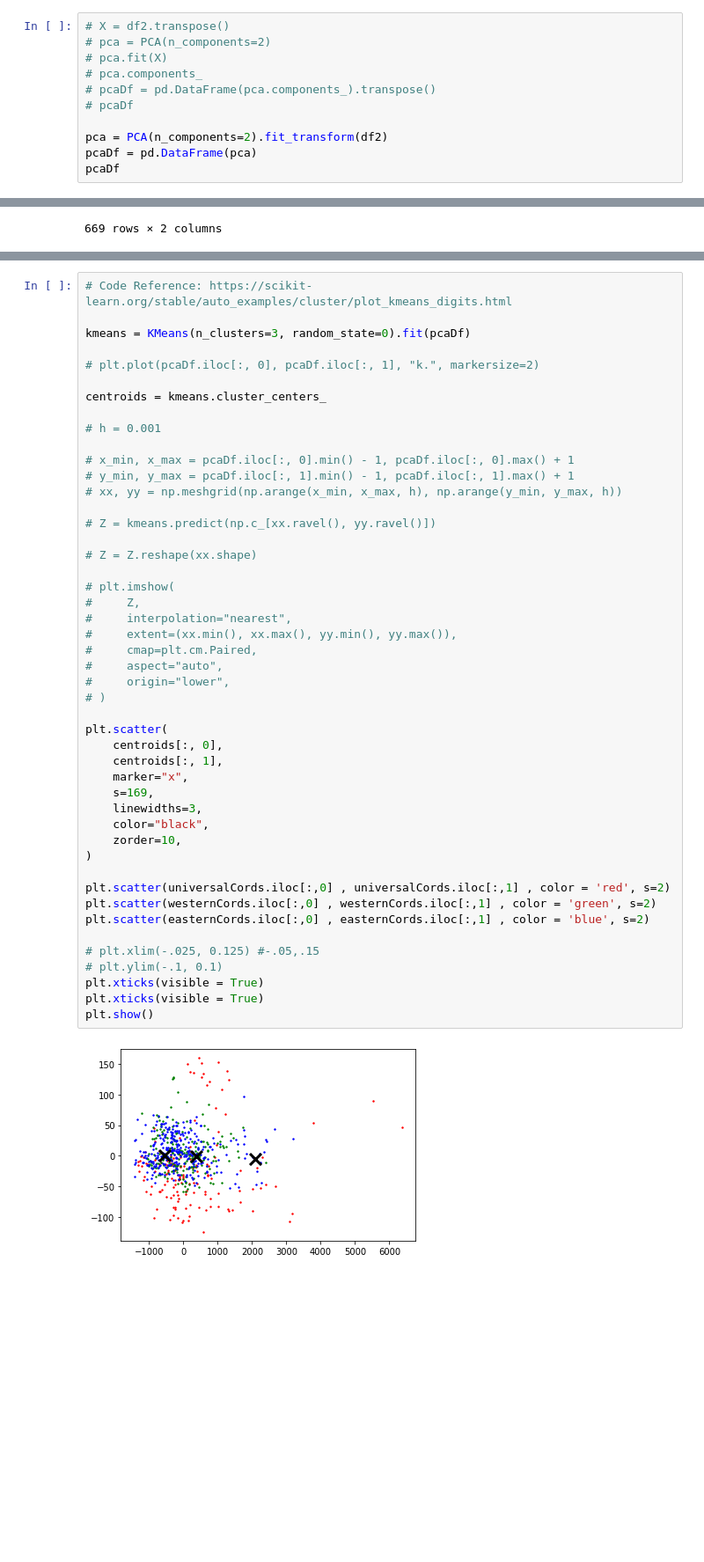
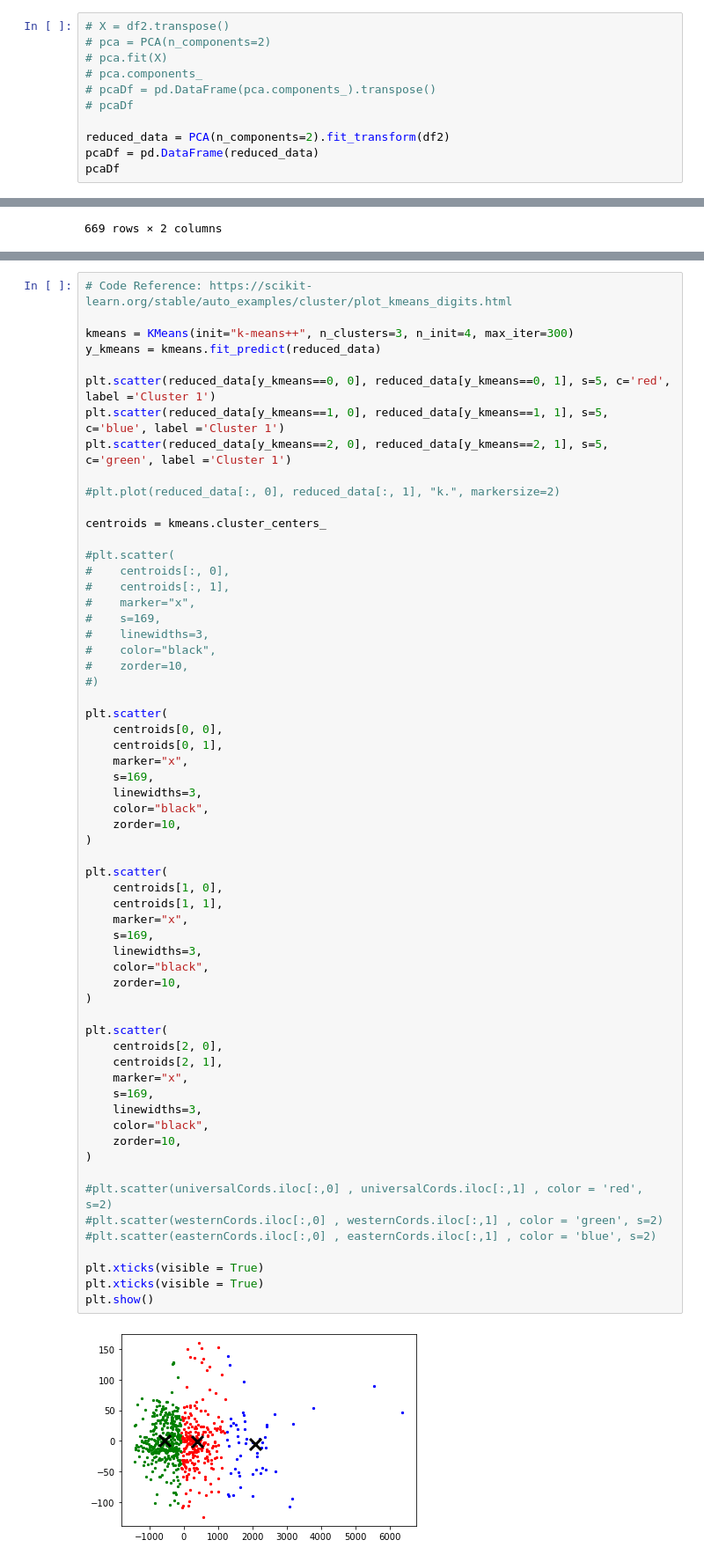
Before and after one commit to EvanLiu0/COGS118B-Project, a Jupyter notebook: Project.ipynb, the cells around one changed output, grey strips where cells are left out. Shown at 88% size. Saved outputs shown, nothing was run; the diff lists cells and outputs as text; blank space fills up the shorter version.

Commit message:
Fixed K-Means

```diff
--- a/Project.ipynb
+++ b/Project.ipynb
@@ -269,8 +285,8 @@ display(pd.DataFrame(y_test))
 # pcaDf = pd.DataFrame(pca.components_).transpose()
 # pcaDf
 
-pca = PCA(n_components=2).fit_transform(df2)
-pcaDf = pd.DataFrame(pca)
+reduced_data = PCA(n_components=2).fit_transform(df2)
+pcaDf = pd.DataFrame(reduced_data)
 pcaDf
 # %% [output]
 |  | 0 | 1 |
@@ -293,49 +309,63 @@ easternCords = pcaDf.iloc[easternIdx]
 # %%
 # Code Reference: https://scikit-learn.org/stable/auto_examples/cluster/plot_kmeans_digits.html
 
-kmeans = KMeans(n_clusters=3, random_state=0).fit(pcaDf)
+kmeans = KMeans(init="k-means++", n_clusters=3, n_init=4, max_iter=300)
+y_kmeans = kmeans.fit_predict(reduced_data)
 
-# plt.plot(pcaDf.iloc[:, 0], pcaDf.iloc[:, 1], "k.", markersize=2)
+plt.scatter(reduced_data[y_kmeans==0, 0], reduced_data[y_kmeans==0, 1], s=5, c='red', label ='Cluster 1')
+plt.scatter(reduced_data[y_kmeans==1, 0], reduced_data[y_kmeans==1, 1], s=5, c='blue', label ='Cluster 1')
+plt.scatter(reduced_data[y_kmeans==2, 0], reduced_data[y_kmeans==2, 1], s=5, c='green', label ='Cluster 1')
+
+#plt.plot(reduced_data[:, 0], reduced_data[:, 1], "k.", markersize=2)
 
 centroids = kmeans.cluster_centers_
 
-# h = 0.001
-
-# x_min, x_max = pcaDf.iloc[:, 0].min() - 1, pcaDf.iloc[:, 0].max() + 1
-# y_min, y_max = pcaDf.iloc[:, 1].min() - 1, pcaDf.iloc[:, 1].max() + 1
-# xx, yy = np.meshgrid(np.arange(x_min, x_max, h), np.arange(y_min, y_max, h))
-
-# Z = kmeans.predict(np.c_[xx.ravel(), yy.ravel()])
-
-# Z = Z.reshape(xx.shape)
-
-# plt.imshow(
-#     Z,
-#     interpolation="nearest",
-#     extent=(xx.min(), xx.max(), yy.min(), yy.max()),
-#     cmap=plt.cm.Paired,
-#     aspect="auto",
-#     origin="lower",
-# )
+#plt.scatter(
+#    centroids[:, 0],
+#    centroids[:, 1],
+#    marker="x",
+#    s=169,
+#    linewidths=3,
+#    color="black",
+#    zorder=10,
+#)
 
 plt.scatter(
-    centroids[:, 0],
-    centroids[:, 1],
+    centroids[0, 0],
+    centroids[0, 1],
     marker="x",
     s=169,
     linewidths=3,
     color="black",
     zorder=10,
 )
 
-plt.scatter(universalCords.iloc[:,0] , universalCords.iloc[:,1] , color = 'red', s=2)
-plt.scatter(westernCords.iloc[:,0] , westernCords.iloc[:,1] , color = 'green', s=2)
-plt.scatter(easternCords.iloc[:,0] , easternCords.iloc[:,1] , color = 'blue', s=2)
+plt.scatter(
+    centroids[1, 0],
+    centroids[1, 1],
+    marker="x",
+    s=169,
+    linewidths=3,
+    color="black",
+    zorder=10,
+)
 
-# plt.xlim(-.025, 0.125) #-.05,.15
-# plt.ylim(-.1, 0.1)
+plt.scatter(
+    centroids[2, 0],
+    centroids[2, 1],
+    marker="x",
+    s=169,
+    linewidths=3,
+    color="black",
+    zorder=10,
+)
+
+#plt.scatter(universalCords.iloc[:,0] , universalCords.iloc[:,1] , color = 'red', s=2)
+#plt.scatter(westernCords.iloc[:,0] , westernCords.iloc[:,1] , color = 'green', s=2)
+#plt.scatter(easternCords.iloc[:,0] , easternCords.iloc[:,1] , color = 'blue', s=2)
+
 plt.xticks(visible = True)
 plt.xticks(visible = True)
 plt.show()
 # %% [output]
-[figure, old version]
+[figure, new version]
```
Also changed, not shown: parts of 9 cells of this notebook.
